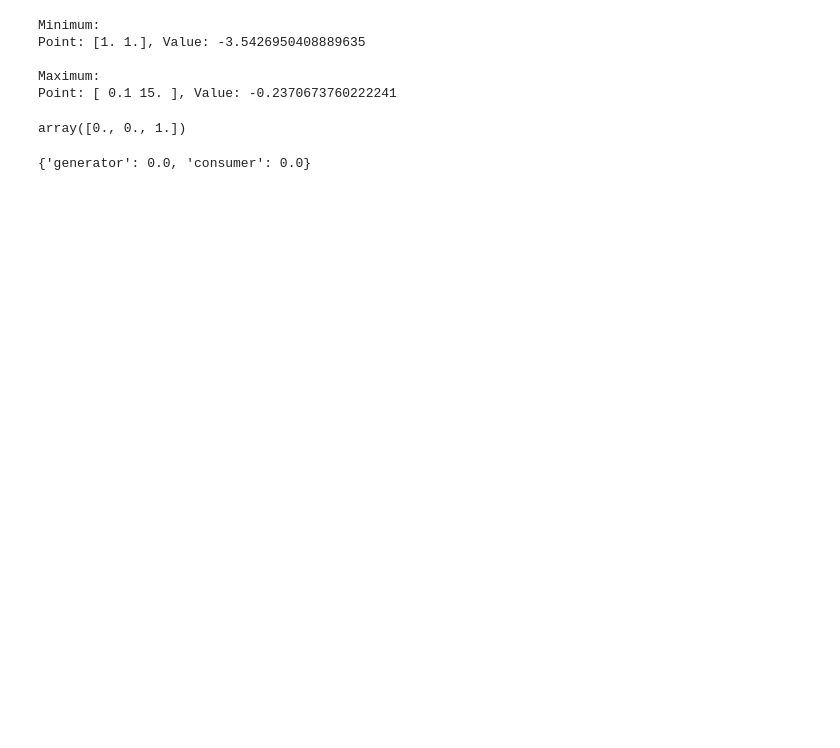
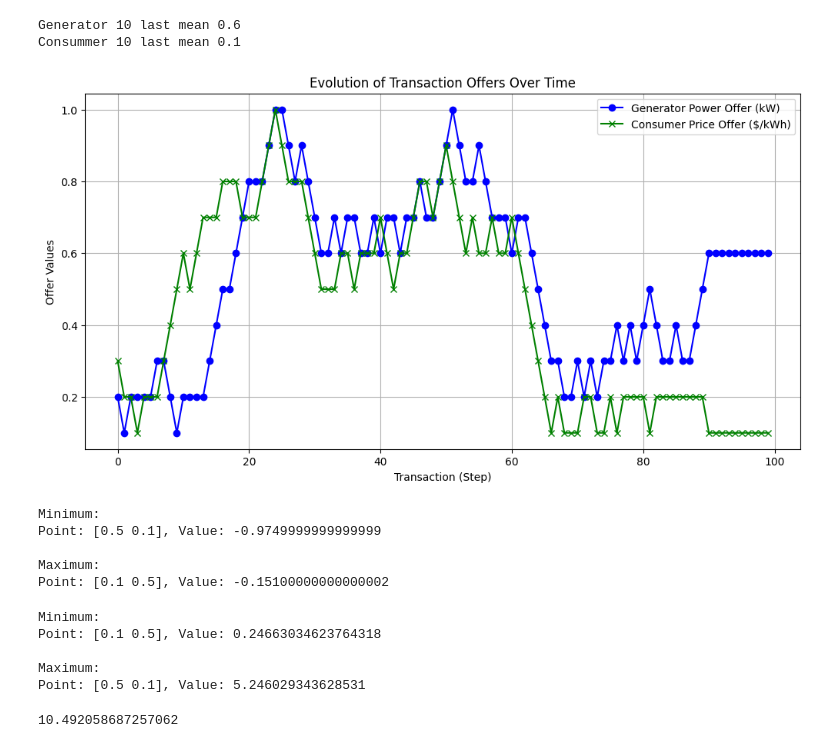
Before and after one commit to juanpabmedina/master_thesis, a Jupyter notebook: algorithms/p2p_energy_game_gpt/soccer_game_gpt.ipynb, the cells around one changed output. Saved outputs shown, nothing was run; the diff lists cells and outputs as text; code cells hidden in the pictures; blank space fills up the shorter version.

```diff
--- a/algorithms/p2p_energy_game_gpt/soccer_game_gpt.ipynb
+++ b/algorithms/p2p_energy_game_gpt/soccer_game_gpt.ipynb
@@ -38,3 +57,16 @@ Consummer 10 last mean 13.2
+# %%
+eval_params = params.copy()
+eval_params.update({
+    'init_gen_power': 0.5,
+    'init_con_price': 0.5,
+    'total_steps': 100
+})
+
+evaluate_consumer(agent_G_generic, agent_C_trained, eval_params, evaluate_param=True)
+# %% [output]
+Generator 10 last mean 0.6
+Consummer 10 last mean 0.1
+[figure, added]
 # %%
 import numpy as np
 from scipy.optimize import minimize, minimize_scalar
@@ -42,7 +74,8 @@ from scipy.optimize import minimize, minimize_scalar
 # Define the function
 def f(vars):
     x, y = vars
-    return - x*1/np.log(1+y) - ( 0.1 * x**2 + 2 * x)
+    return  x*y - ( 0.1 * x**2 + 2 * x)
+    # return -((x-2)**2+(y-2)**2)+4
 
 # Bounds (choose a reasonable domain for x and y)
 bounds = [(params['min_power'], params['max_power']), (params['min_price'], params['max_price'])]
@@ -60,29 +93,40 @@ print("\nMaximum:")
 print(f"Point: {res_max.x}, Value: {-res_max.fun}")
 # %% [output]
 Minimum:
-Point: [1. 1.], Value: -3.5426950408889635
+Point: [0.5 0.1], Value: -0.9749999999999999
 
 Maximum:
-Point: [ 0.1 15. ], Value: -0.2370673760222241
+Point: [0.1 0.5], Value: -0.15100000000000002
-# %%
-from minimax_agent import MinimaxQAgent
-
-GENERATOR_ACTIONS = [-0.1, 0.0, 0.1]  # Power adjustments
-CONSUMER_ACTIONS = [-1, 0, 1]          # Price adjustments
-
-agent = MinimaxQAgent('Prueba', GENERATOR_ACTIONS)
-
-agent.solve_minimax_policy((5, 2))
-# %% [output]
-array([0., 0., 1.])
-# %%
-from energy_market_env import EnergyMarketEnv
-
-env1 = EnergyMarketEnv(init_gen_power=0.2, init_con_price=2, threshold=1)
-
-actions_dict = {'generator': 0, 'consumer': 0}
-
-next_state, reward, done = env1.step(actions_dict)
-print(reward)
-# %% [output]
-{'generator': 0.0, 'consumer': 0.0}
+# %%
+def f(vars):
+    x, y = vars
+    return x*1/np.log(1+y)
+    # return -((x-2)**2+(y-2)**2)+4
+
+# Bounds (choose a reasonable domain for x and y)
+bounds = [(params['min_power'], params['max_power']), (params['min_price'], params['max_price'])]
+
+# Minimize
+res_min = minimize(f, x0=(0, 0), bounds=bounds)
+
+# To find max, minimize the negative of f
+res_max = minimize(lambda vars: -f(vars), x0=(0, 0), bounds=bounds)
+
+print("Minimum:")
+print(f"Point: {res_min.x}, Value: {res_min.fun}")
+
+print("\nMaximum:")
+print(f"Point: {res_max.x}, Value: {-res_max.fun}")
+# %% [output]
+Minimum:
+Point: [0.1 0.5], Value: 0.24663034623764318
+
+Maximum:
+Point: [0.5 0.1], Value: 5.246029343628531
+# %%
+import numpy as np
+x = 1
+y = 0.1
+x*1/np.log(1+y)
+# %% [output]
+10.492058687257062
```
Also changed, not shown: parts of 13 cells of this notebook, 7 other files.
